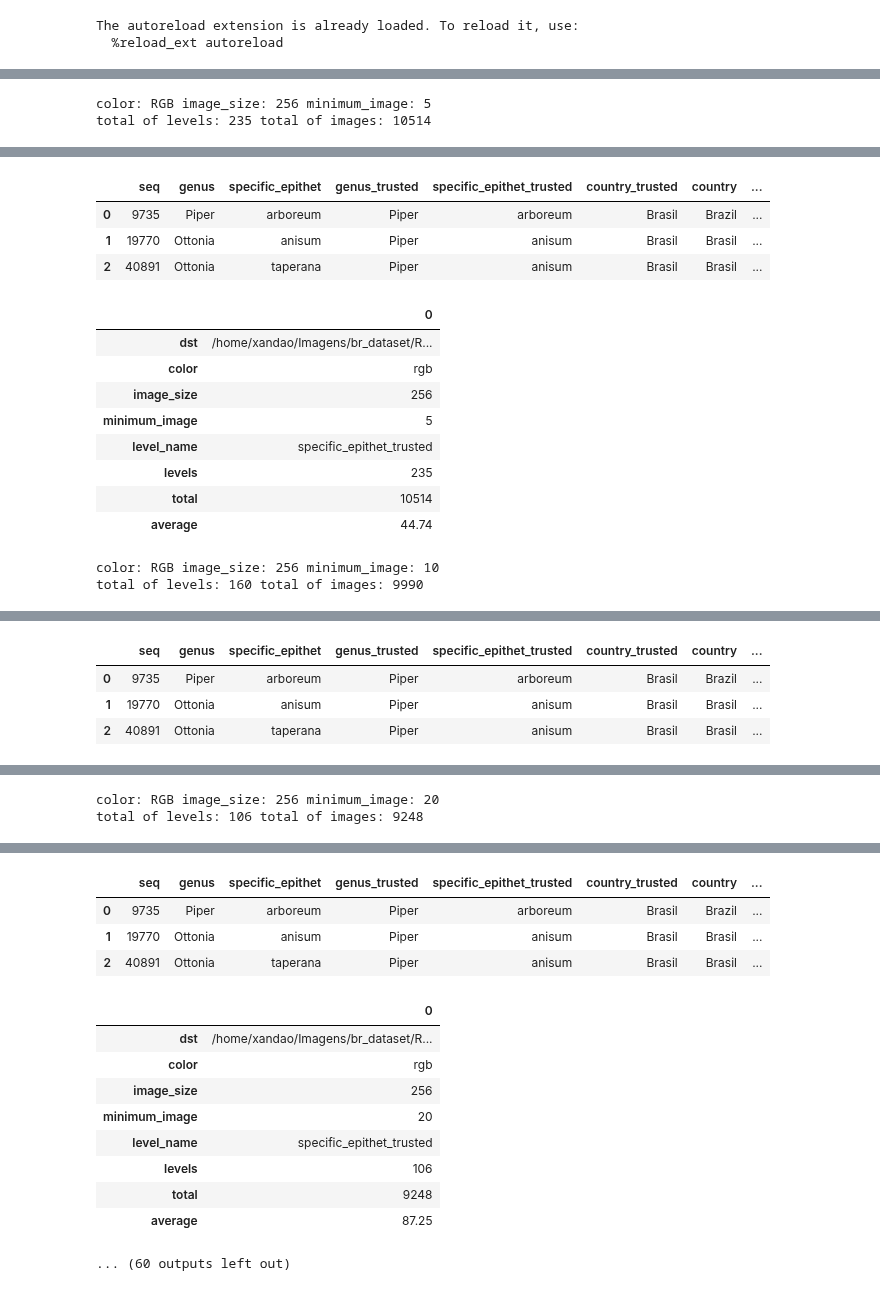
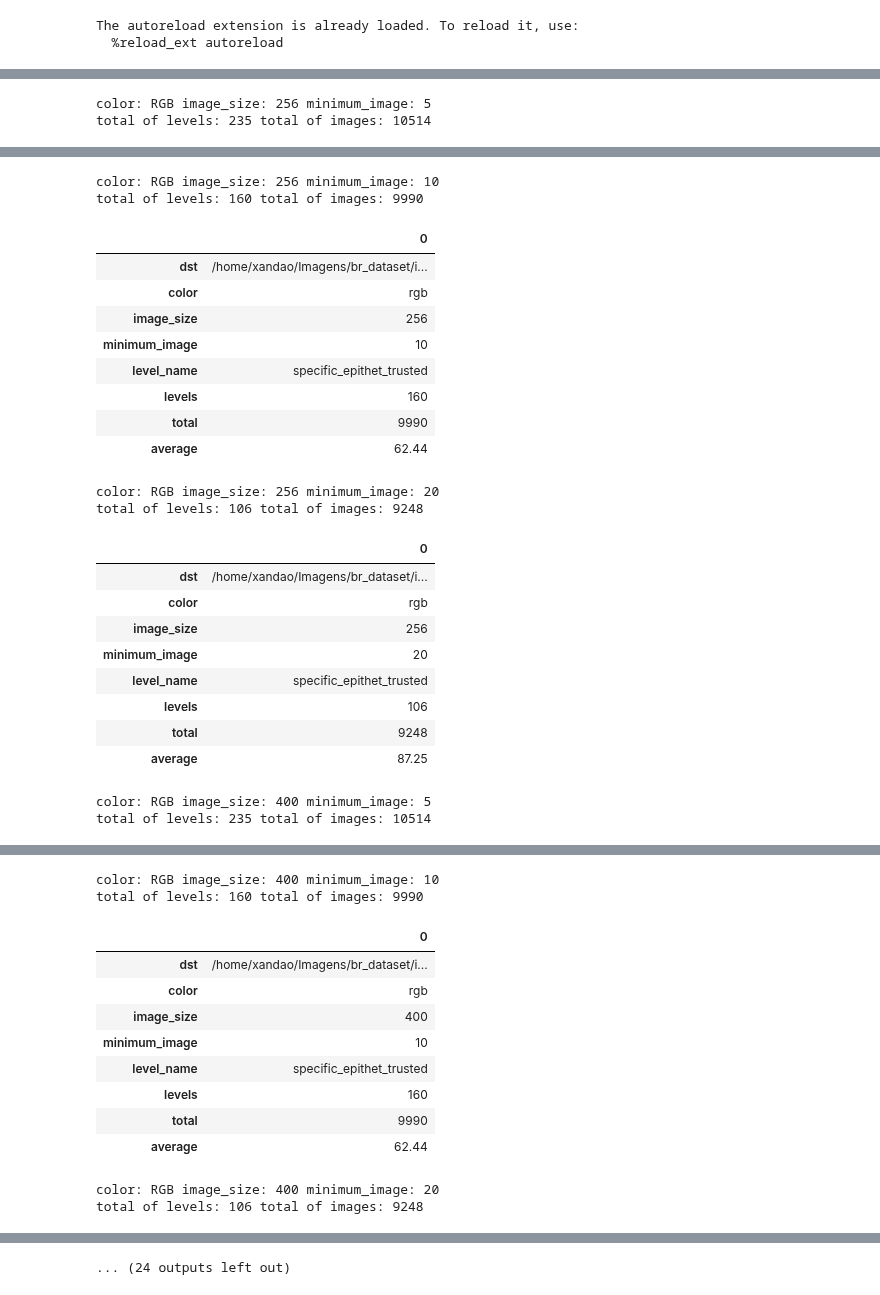
Before and after one commit to xaaaandao/piperaceae-sql, a Jupyter notebook: br_dataset.ipynb, the cells around one changed output, grey strips where cells are left out. Saved outputs shown, nothing was run; the diff lists cells and outputs as text; code cells hidden in the pictures.

```diff
--- a/br_dataset.ipynb
+++ b/br_dataset.ipynb
@@ -26,7 +26,7 @@ engine.echo=False
 list_minimum_image=[5, 10, 20]
 list_color=['rgb', 'grayscale']
 list_image_size=['256', '400', '512']
-path_out = '/home/xandao/Imagens/br_dataset'
+path_out = '/home/xandao/Imagens/br_dataset/images'
 list_images_invalid=get_list_of_images_invalid()
 list_images_invalid=list_images_invalid['barcode']
 
@@ -52,8 +52,8 @@ for color in list_color:
             print('color: %s image_size: %s minimum_image: %d' % (color.upper(), image_size, minimum_image))
             select_images(color, image_size, list_count_samples, list_level, list_images_invalid, list_path_images_final, list_seq_final, minimum_image, session, query)
 
-            list_f = copy_images(list_level, list_path_images_final, out)
-            save_metadata(color, image_size, level, list_count_samples, list_f, list_level, list_path_images_final, list_seq_final, minimum_image, out, session)
+            list_dst, list_f = copy_images(list_level, list_path_images_final, out)
+            save_metadata(color, image_size, level, list_count_samples, list_dst, list_f, list_level, list_path_images_final, list_seq_final, minimum_image, out, session)
 # %% [output]
 color: RGB image_size: 256 minimum_image: 5
 total of levels: 235 total of images: 10514
@@ -64,15 +69,24 @@ total of levels: 235 total of images: 10514
+color: RGB image_size: 256 minimum_image: 10
+total of levels: 160 total of images: 9990
-|  | seq | genus | specific_epithet | genus_trusted | specific_epithet_trusted | country_trusted | country | ... |
-| 0 | 9735 | Piper | arboreum | Piper | arboreum | Brasil | Brazil | ... |
-| 1 | 19770 | Ottonia | anisum | Piper | anisum | Brasil | Brasil | ... |
-| 2 | 40891 | Ottonia | taperana | Piper | anisum | Brasil | Brasil | ... |
+|  | 0 |
+| dst | /home/xandao/Imagens/br_dataset/i... |
+| color | rgb |
+| image_size | 256 |
+| minimum_image | 10 |
+| level_name | specific_epithet_trusted |
+| levels | 160 |
+| total | 9990 |
+| average | 62.44 |
+color: RGB image_size: 256 minimum_image: 20
+total of levels: 106 total of images: 9248
 |  | 0 |
-| dst | /home/xandao/Imagens/br_dataset/R... |
+| dst | /home/xandao/Imagens/br_dataset/i... |
 | color | rgb |
 | image_size | 256 |
-| minimum_image | 5 |
+| minimum_image | 20 |
 | level_name | specific_epithet_trusted |
-| levels | 235 |
-| total | 10514 |
-| average | 44.74 |
+| levels | 106 |
+| total | 9248 |
+| average | 87.25 |
-color: RGB image_size: 256 minimum_image: 10
-total of levels: 160 total of images: 9990
+color: RGB image_size: 400 minimum_image: 5
+total of levels: 235 total of images: 10514
@@ -83,5 +102,14 @@ total of levels: 160 total of images: 9990
+color: RGB image_size: 400 minimum_image: 10
+total of levels: 160 total of images: 9990
-|  | seq | genus | specific_epithet | genus_trusted | specific_epithet_trusted | country_trusted | country | ... |
-| 0 | 9735 | Piper | arboreum | Piper | arboreum | Brasil | Brazil | ... |
-| 1 | 19770 | Ottonia | anisum | Piper | anisum | Brasil | Brasil | ... |
-| 2 | 40891 | Ottonia | taperana | Piper | anisum | Brasil | Brasil | ... |
+|  | 0 |
+| dst | /home/xandao/Imagens/br_dataset/i... |
+| color | rgb |
+| image_size | 400 |
+| minimum_image | 10 |
+| level_name | specific_epithet_trusted |
+| levels | 160 |
+| total | 9990 |
+| average | 62.44 |
+color: RGB image_size: 400 minimum_image: 20
+total of levels: 106 total of images: 9248
 |  | 0 |
@@ -96,2 +123,0 @@ total of levels: 160 total of images: 9990
-color: RGB image_size: 256 minimum_image: 20
-total of levels: 106 total of images: 9248
@@ -102,17 +124,4 @@ total of levels: 106 total of images: 9248
-|  | seq | genus | specific_epithet | genus_trusted | specific_epithet_trusted | country_trusted | country | ... |
-| 0 | 9735 | Piper | arboreum | Piper | arboreum | Brasil | Brazil | ... |
-| 1 | 19770 | Ottonia | anisum | Piper | anisum | Brasil | Brasil | ... |
-| 2 | 40891 | Ottonia | taperana | Piper | anisum | Brasil | Brasil | ... |
-|  | 0 |
-| dst | /home/xandao/Imagens/br_dataset/R... |
-| color | rgb |
-| image_size | 256 |
-| minimum_image | 20 |
-| level_name | specific_epithet_trusted |
-| levels | 106 |
-| total | 9248 |
-| average | 87.25 |
-... (60 outputs left out)
+... (24 outputs left out)
 # %%
 session.close()
 engine.dispose()
```
Also changed, not shown: parts of 2 cells of this notebook, 4 other files.
